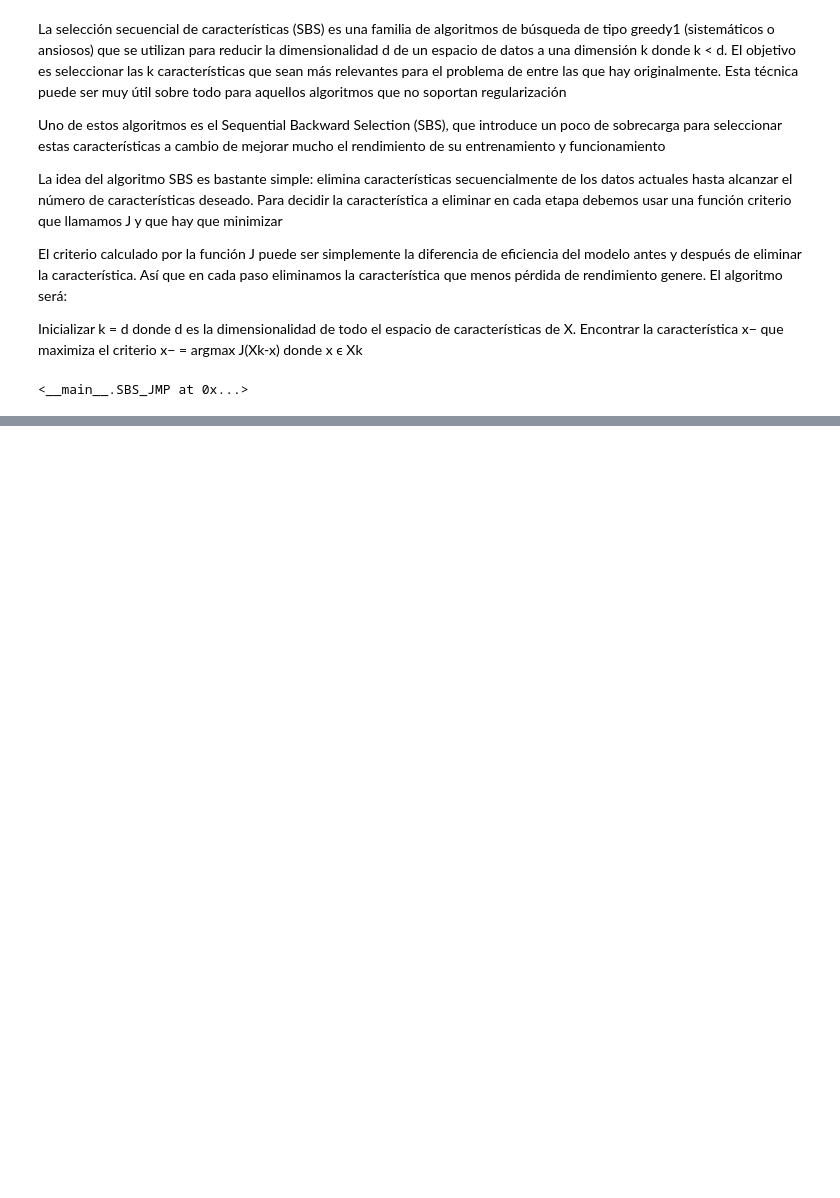
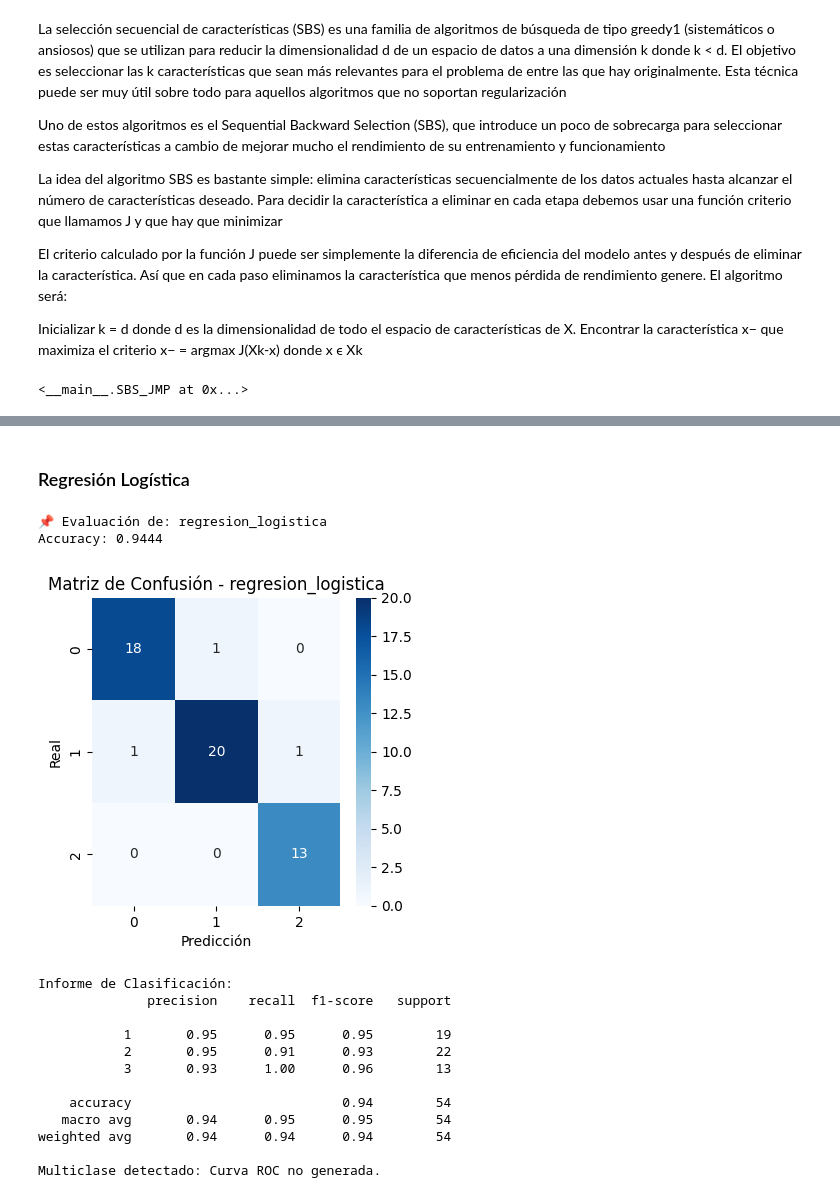
Before and after one commit to JuanMP/Sistemas-de-Aprendizaje, a Jupyter notebook: UD02/Clasificación/saa_02_p04_a3_JMP.ipynb, the cells around one changed output, grey strips where cells are left out. Cells and saved outputs as stored; diff of their text form; code cells hidden in the pictures; blank space fills up the shorter version.

Commit message:
Casi terminada Clasificación parte 3

```diff
--- a/UD02/Clasificación/saa_02_p04_a3_JMP.ipynb
+++ b/UD02/Clasificación/saa_02_p04_a3_JMP.ipynb
@@ -384,0 +391,3 @@ import matplotlib.pyplot as plt
+# %%
+ k3 = list(sbs.subsets_[10])
+ print(df_vinos.columns[1:][k3])
@@ -384,0 +398,2 @@ import matplotlib.pyplot as plt
+# %%
+ knn.fit(X_train[:, k3], y_train)
@@ -384,0 +499,26 @@ import matplotlib.pyplot as plt
+# %% [markdown]
+### Regresión Logística
+# %%
+from sklearn.linear_model import LogisticRegression
+
+#Modelo
+modelo_lr = LogisticRegression(solver='liblinear', random_state=42)
+
+#Evaluación
+acc_lr = evaluar_modelo(modelo_lr, X_train, X_test, y_train, y_test, nombre="regresion_logistica")
+# %% [output]
+📌 Evaluación de: regresion_logistica
+Accuracy: 0.9444
+[figure, added]
+Informe de Clasificación:
+              precision    recall  f1-score   support
+
+           1       0.95      0.95      0.95        19
+           2       0.95      0.91      0.93        22
+           3       0.93      1.00      0.96        13
+
+    accuracy                           0.94        54
+   macro avg       0.94      0.95      0.95        54
+weighted avg       0.94      0.94      0.94        54
+
+Multiclase detectado: Curva ROC no generada.
```
Also changed, not shown: parts of 20 cells of this notebook.
